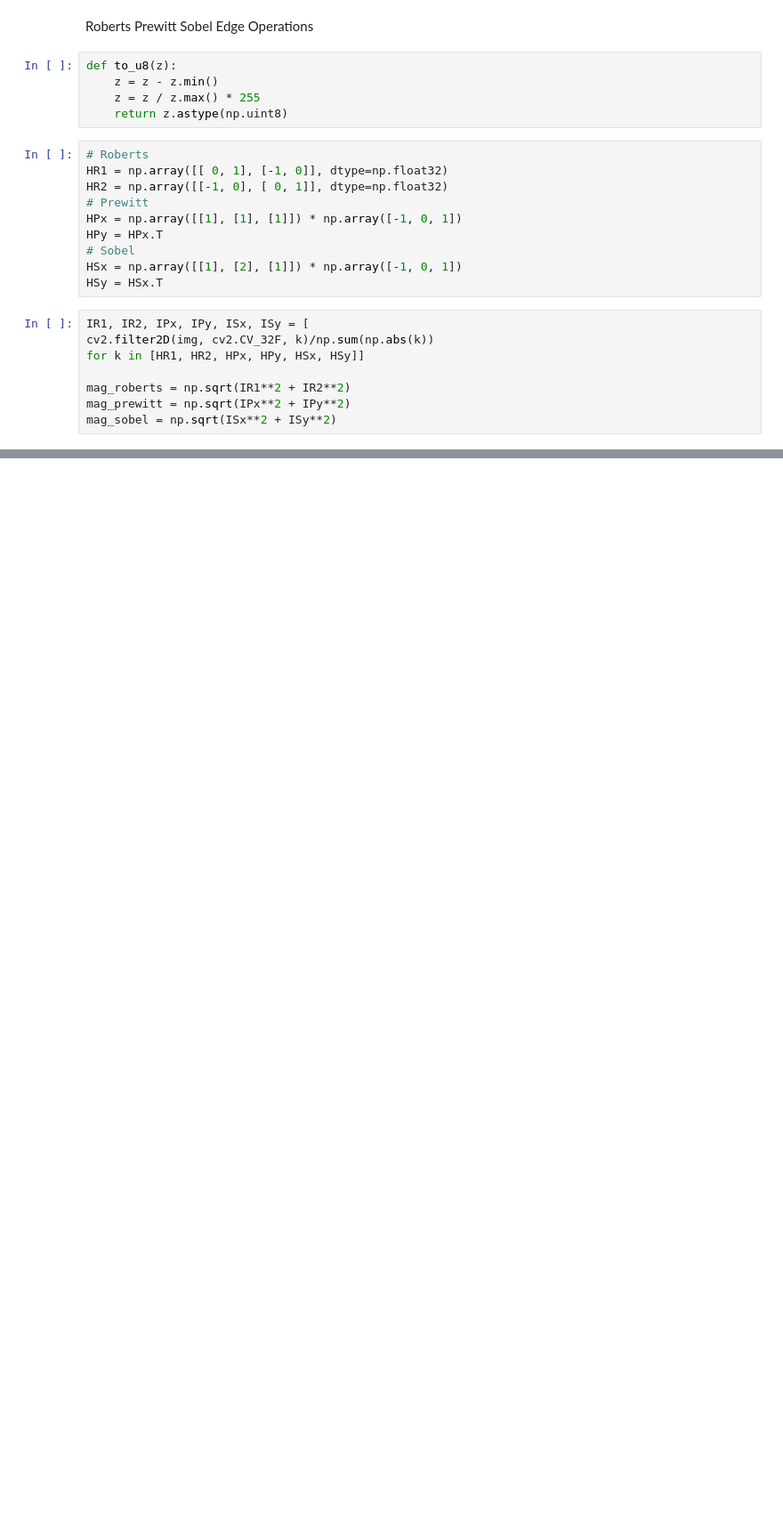
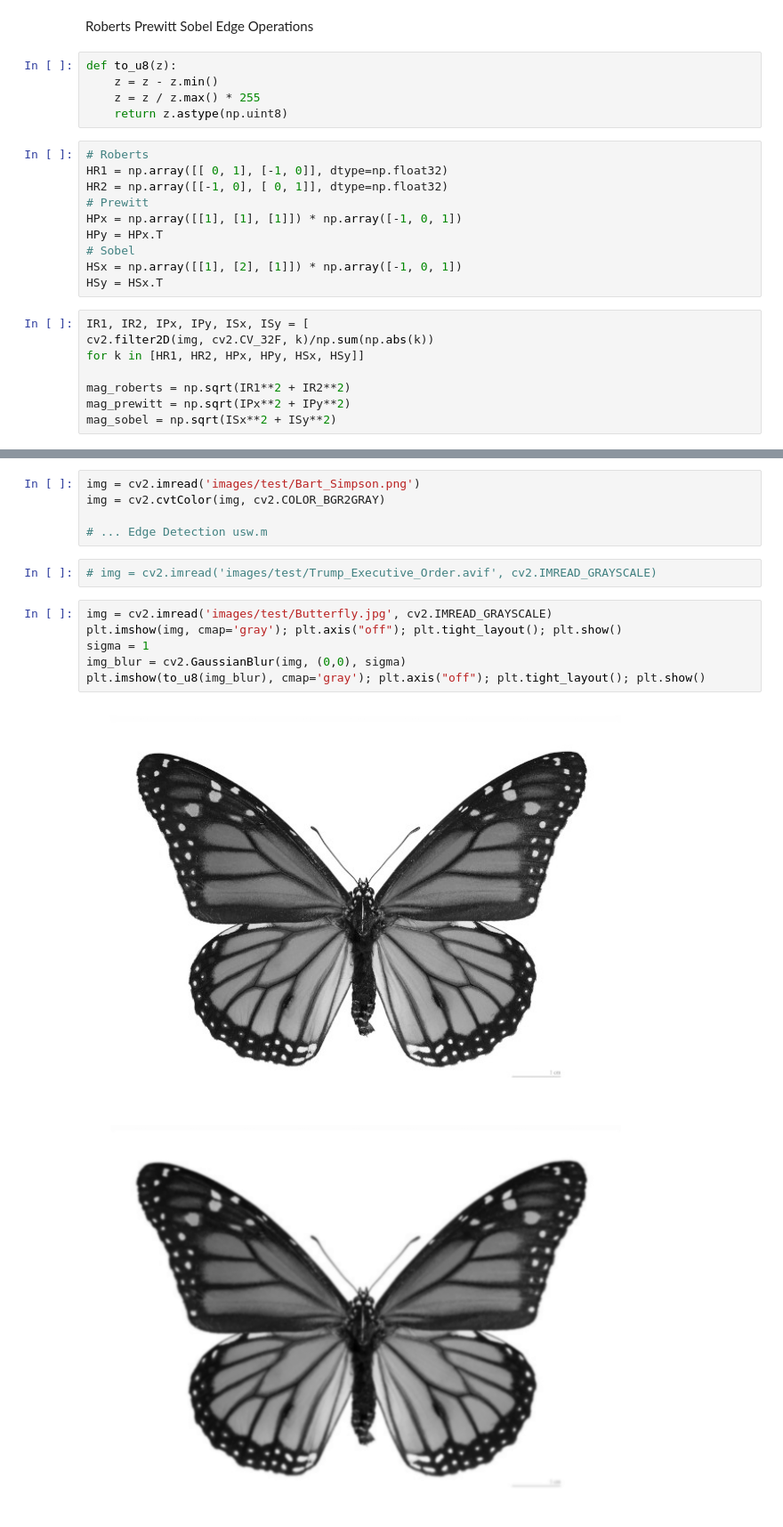
Before and after one commit to BradonjaDev/ISP_notebook_sync, a Jupyter notebook: test.ipynb, the cells around one changed output, grey strips where cells are left out. Shown at 89% size. Saved outputs shown, nothing was run; the diff lists cells and outputs as text; blank space fills up the shorter version.

Commit message:
vorlesungs edge filter

```diff
--- a/test.ipynb
+++ b/test.ipynb
@@ -73,0 +78,16 @@ plt.show()
+# %%
+img = cv2.imread('images/test/Bart_Simpson.png')
+img = cv2.cvtColor(img, cv2.COLOR_BGR2GRAY)
+
+# ... Edge Detection usw.m
+# %%
+# img = cv2.imread('images/test/Trump_Executive_Order.avif', cv2.IMREAD_GRAYSCALE)
+# %%
+img = cv2.imread('images/test/Butterfly.jpg', cv2.IMREAD_GRAYSCALE)
+plt.imshow(img, cmap='gray'); plt.axis("off"); plt.tight_layout(); plt.show()
+sigma = 1
+img_blur = cv2.GaussianBlur(img, (0,0), sigma)
+plt.imshow(to_u8(img_blur), cmap='gray'); plt.axis("off"); plt.tight_layout(); plt.show()
+# %% [output]
+[figure, added]
+[figure, added]
```
Also changed, not shown: parts of 5 cells of this notebook.
